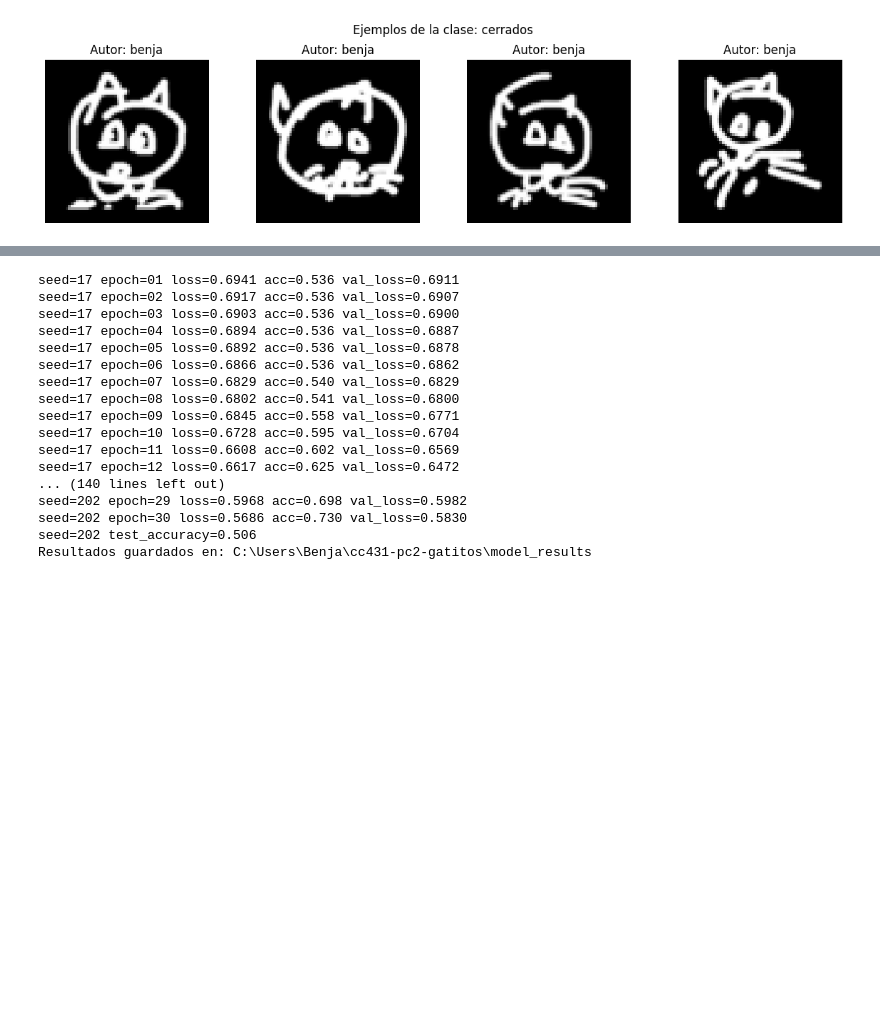
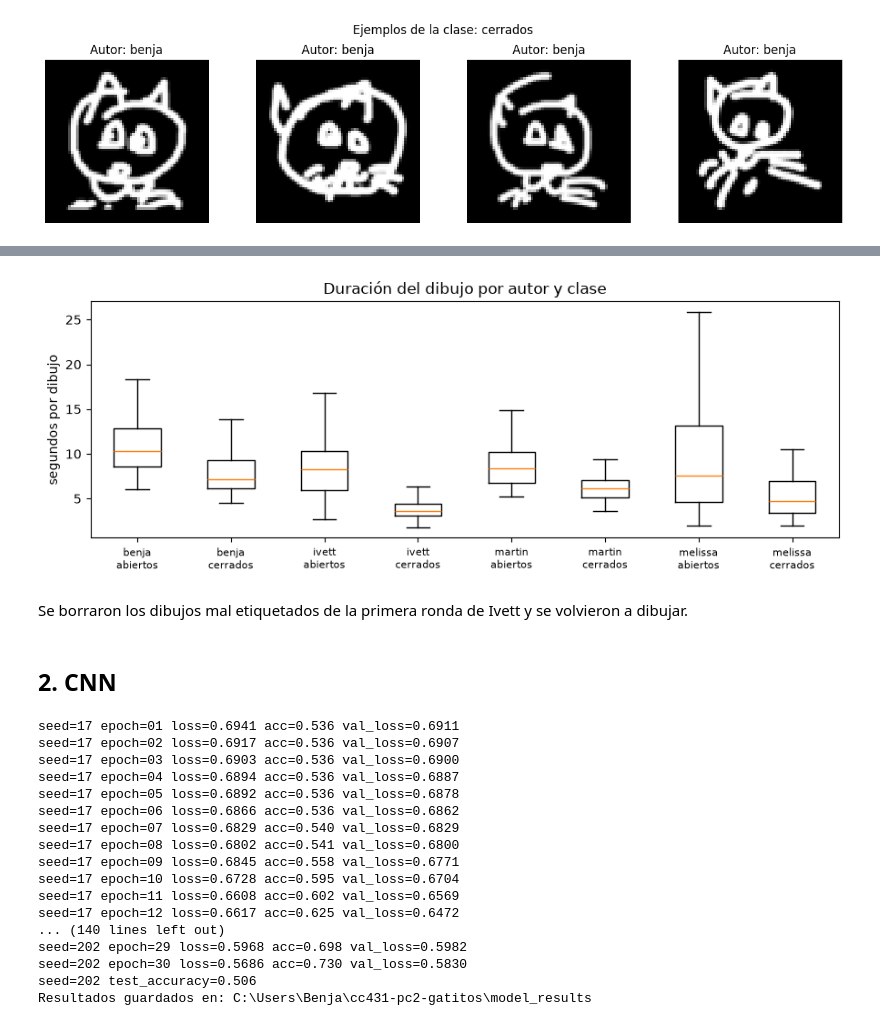
Before and after one commit to Melissa1221/cc431-pc2-gatitos, a Jupyter notebook: entrenamiento.ipynb, the cells around one changed output, grey strips where cells are left out. Cells and saved outputs as stored; diff of their text form; code cells hidden in the pictures; blank space fills up the shorter version.

Commit message:
docs(notebook): agrega titulos y exploracion del dataset

```diff
--- a/entrenamiento.ipynb
+++ b/entrenamiento.ipynb
@@ -54,0 +75,8 @@ for clase in np.unique(y):
+# %%
+# Duración y trazos por dibujo (dataset/meta/<autor>.csv).
+# Solo se cuentan los dibujos que siguen en el dataset: en la limpieza se borraron imágenes, pero sus filas quedaron en los CSV.
+existentes = {os.path.basename(p) for p in glob.glob('dataset/*/*.png')}
+meta = pd.concat([pd.read_csv(p) for p in glob.glob('dataset/meta/*.csv')])
+meta = meta[meta['archivo'].isin(existentes)].drop_duplicates('archivo')
+meta['segundos'] = meta['duracion_ms'] / 1000
+meta.groupby(['autor', 'clase'])[['segundos', 'trazos']].median().round(1).unstack()
@@ -55,3 +91,17 @@ for clase in np.unique(y):
+# %%
+fig, ax = plt.subplots(figsize=(9, 3.5))
+data, etiquetas = [], []
+for a in sorted(meta['autor'].unique()):
+    for c in ['abiertos', 'cerrados']:
+        data.append(meta[(meta.autor == a) & (meta.clase == c)]['segundos']); etiquetas.append(f'{a}\n{c}')
+ax.boxplot(data, showfliers=False); ax.set_xticks(range(1, len(etiquetas) + 1), etiquetas, fontsize=8)
+ax.set_ylabel('segundos por dibujo'); ax.set_title('Duración del dibujo por autor y clase'); plt.tight_layout(); plt.show()
+# %% [output]
+[figure, added]
+# %% [markdown]
+Se borraron los dibujos mal etiquetados de la primera ronda de Ivett y se volvieron a dibujar.
+# %% [markdown]
+## 2. CNN
 # %%
 import sys
 
```
Also changed, not shown: parts of 10 cells of this notebook.
